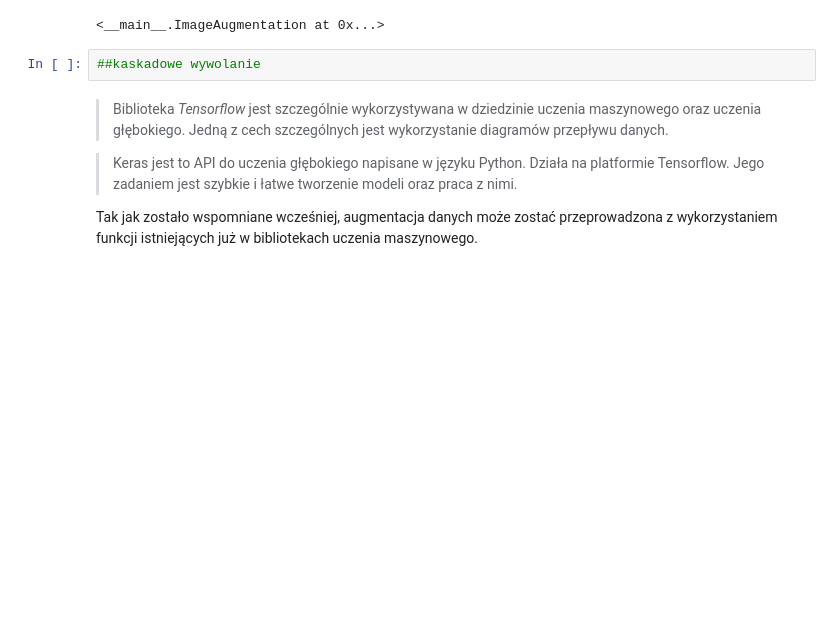
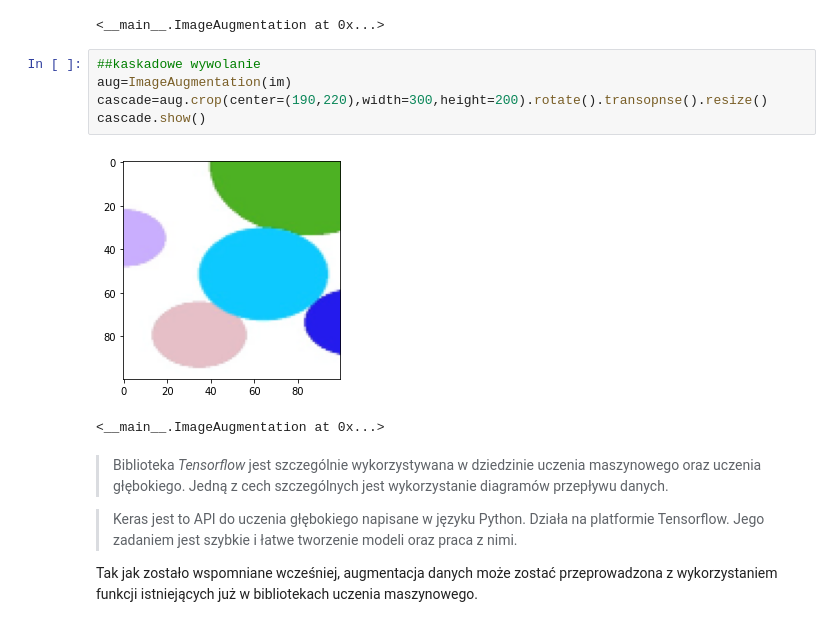
Before and after one commit to endzix22/machine-learning-bootcamp, a Jupyter notebook: AJ_LAB3.ipynb, the cells around one changed output. Cells and saved outputs as stored; diff of their text form; blank space fills up the shorter version.

```diff
--- a/AJ_LAB3.ipynb
+++ b/AJ_LAB3.ipynb
@@ -468,8 +470,14 @@ aug.resize().show()
 # %% [output]
 [figure]
 <__main__.ImageAugmentation at 0x...>
-# %%
-##kaskadowe wywolanie
+# %%
+##kaskadowe wywolanie
+aug=ImageAugmentation(im)
+cascade=aug.crop(center=(190,220),width=300,height=200).rotate().transopnse().resize()
+cascade.show()
+# %% [output]
+[figure, added]
+<__main__.ImageAugmentation at 0x...>
 # %% [markdown]
 > Biblioteka *Tensorflow* jest szczególnie wykorzystywana w dziedzinie uczenia maszynowego oraz uczenia głębokiego. Jedną z cech szczególnych jest wykorzystanie diagramów przepływu danych.
 
```
Also changed, not shown: parts of 8 cells of this notebook.
